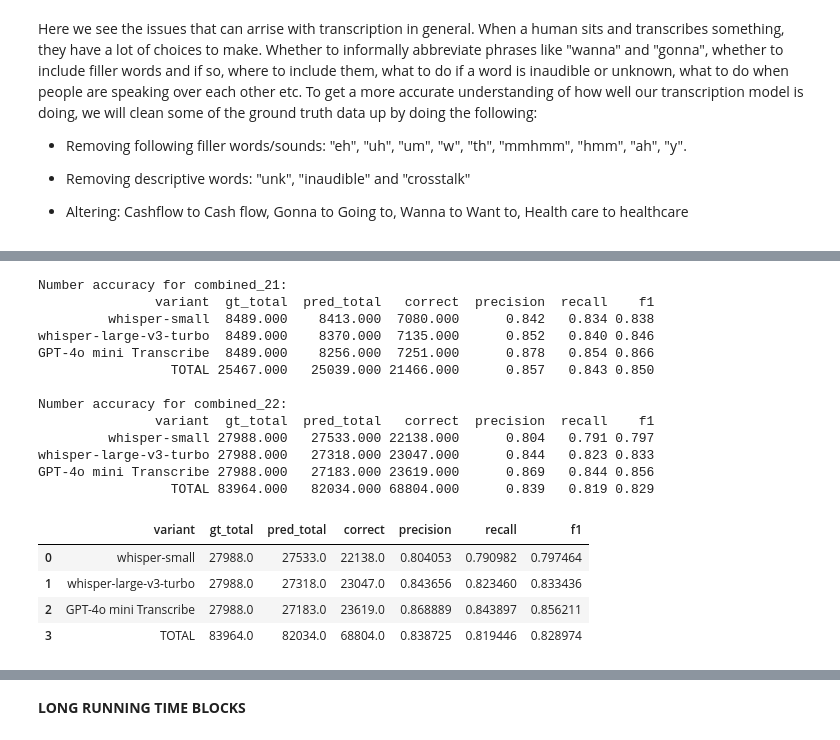
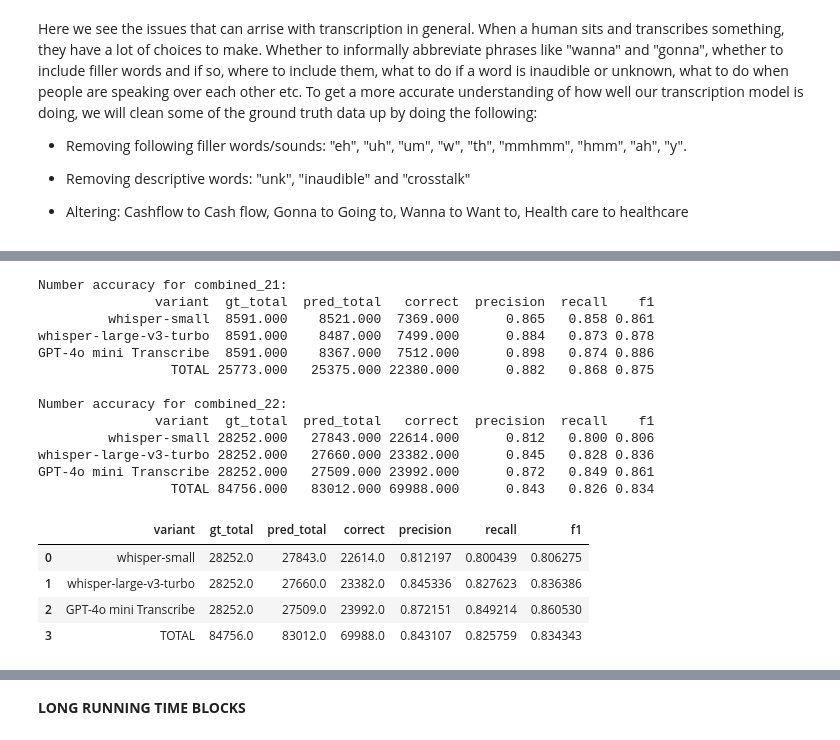
Before and after one commit to MakkerW/Thesis, a Jupyter notebook: Metrics.ipynb, the cells around one changed output, grey strips where cells are left out. Cells and saved outputs as stored; diff of their text form; code cells hidden in the pictures.

```diff
--- a/Metrics.ipynb
+++ b/Metrics.ipynb
@@ -409,6 +416,7 @@ SUBSTITUTIONS = {
     "eight": ["8"],
     "nine": ["9"],
     "hundred": ["100"],
+    "sixteen": ["16"],
     "thousand": ["1000"],
     "followup": ["follow", "up"],
     "longterm": ["long", "term"],
@@ -423,7 +431,7 @@ SUBSTITUTIONS = {
 }
 FILLERS = {"eh", "uh", "um", "w", "th", "mmhmm", "hmm", "em", "ah", "e", "y", "inaudible", "unk", "crosstalk", "laugh", "oh", "affirmative", "q", "gaap", "gap", "percent"}
 
-PREFIX_SPLITS = {"non", "pre"}
+PREFIX_SPLITS = {"non", "pre", "one"}
 
 
 
@@ -431,17 +439,17 @@ def apply_substitutions(tokens):
     output = []
 
     for token in tokens:
-        # Check for prefix-based splits
-        matched = False
+        split_parts = None
         for prefix in PREFIX_SPLITS:
             if token.startswith(prefix) and len(token) > len(prefix):
-                output.extend([prefix, token[len(prefix):]])
-                matched = True
-                break  # only split once, at first matched prefix
+                split_parts = [prefix, token[len(prefix):]]
+                break
 
-        if matched:
-            continue
-        output.extend(SUBSTITUTIONS.get(token, [token]))
+        parts = split_parts if split_parts else [token]
+
+        # apply substitutions to each part
+        for part in parts:
+            output.extend(SUBSTITUTIONS.get(part, [part]))
 
     return output
 
@@ -724,15 +754,16 @@ get_top_missed_words_by_variant(df_paths_22, label='combined_22', plot=True, fil
 # %%
-from collections import Counter
-import re
-import pandas as pd
-from difflib import SequenceMatcher
-
 def extract_numbers(text):
     return re.findall(r'\d+(?:\.\d+)?', text)
 
 def count_aligned_numbers(gt_numbers, hyp_numbers):
     matcher = SequenceMatcher(None, gt_numbers, hyp_numbers)
     return sum(block.size for block in matcher.get_matching_blocks() if block.size > 0)
+
+
+def normalize_number(n):
+    if '.' in n:
+        return str(float(n))  # e.g. 2.40 = 2.4
+    return n
 
 def evaluate_number_accuracy(df_paths):
     results = []
@@ -746,16 +777,15 @@ def evaluate_number_accuracy(df_paths):
         correct_total = 0
 
         for _, row in df_var.iterrows():
-            gt_numbers = extract_numbers(row['gt_text'])
-            hyp_numbers = extract_numbers(row['hyp_text'])
-
+            gt_numbers = [normalize_number(n) for n in extract_numbers(row['gt_text'])]
+            hyp_numbers = [normalize_number(n) for n in extract_numbers(row['hyp_text'])]
             gt_total += len(gt_numbers)
             pred_total += len(hyp_numbers)
             correct_total += count_aligned_numbers(gt_numbers, hyp_numbers)
 
-        precision = correct_total / pred_total if pred_total else 0
-        recall = correct_total / gt_total if gt_total else 0
-        f1 = 2 * precision * recall / (precision + recall) if (precision + recall) else 0
+        precision = correct_total / pred_total #Out of all the positive predictions we made, how many were true?
+        recall = correct_total / gt_total #Out of all the data points that should be predicted as true, how many did we correctly predict as true?
+        f1 = 2 * precision * recall / (precision + recall)
 
         results.append({
             'variant': variant,
@@ -774,42 +804,42 @@ def evaluate_number_accuracy(df_paths):
     total_gt = totals['gt_total']
     total_precision = total_correct / total_pred if total_pred else 0
     total_recall = total_correct / total_gt if total_gt else 0
     total_f1 = 2 * total_precision * total_recall / (total_precision + total_recall) if (total_precision + total_recall) else 0
 
     results.append({
         'variant': 'TOTAL',
         'gt_total': total_gt,
         'pred_total': total_pred,
         'correct': total_correct,
         'precision': total_precision,
         'recall': total_recall,
         'f1': total_f1
     })
 
     df_result = pd.DataFrame(results)
     print(df_result.to_string(index=False, float_format='%.3f'))
     return df_result
 
 print("Number accuracy for combined_21:")
 evaluate_number_accuracy(df_paths_21)
 print("\nNumber accuracy for combined_22:")
 evaluate_number_accuracy(df_paths_22)
 # %% [output]
 Number accuracy for combined_21:
                variant  gt_total  pred_total   correct  precision  recall    f1
-         whisper-small  8489.000    8413.000  7080.000      0.842   0.834 0.838
-whisper-large-v3-turbo  8489.000    8370.000  7135.000      0.852   0.840 0.846
-GPT-4o mini Transcribe  8489.000    8256.000  7251.000      0.878   0.854 0.866
-                 TOTAL 25467.000   25039.000 21466.000      0.857   0.843 0.850
+         whisper-small  8591.000    8521.000  7369.000      0.865   0.858 0.861
+whisper-large-v3-turbo  8591.000    8487.000  7499.000      0.884   0.873 0.878
+GPT-4o mini Transcribe  8591.000    8367.000  7512.000      0.898   0.874 0.886
+                 TOTAL 25773.000   25375.000 22380.000      0.882   0.868 0.875
 
 Number accuracy for combined_22:
                variant  gt_total  pred_total   correct  precision  recall    f1
-         whisper-small 27988.000   27533.000 22138.000      0.804   0.791 0.797
-whisper-large-v3-turbo 27988.000   27318.000 23047.000      0.844   0.823 0.833
-GPT-4o mini Transcribe 27988.000   27183.000 23619.000      0.869   0.844 0.856
-                 TOTAL 83964.000   82034.000 68804.000      0.839   0.819 0.829
+         whisper-small 28252.000   27843.000 22614.000      0.812   0.800 0.806
+whisper-large-v3-turbo 28252.000   27660.000 23382.000      0.845   0.828 0.836
+GPT-4o mini Transcribe 28252.000   27509.000 23992.000      0.872   0.849 0.861
+                 TOTAL 84756.000   83012.000 69988.000      0.843   0.826 0.834
 |  | variant | gt_total | pred_total | correct | precision | recall | f1 |
-| 0 | whisper-small | 27988.0 | 27533.0 | 22138.0 | 0.804053 | 0.790982 | 0.797464 |
-| 1 | whisper-large-v3-turbo | 27988.0 | 27318.0 | 23047.0 | 0.843656 | 0.823460 | 0.833436 |
-| 2 | GPT-4o mini Transcribe | 27988.0 | 27183.0 | 23619.0 | 0.868889 | 0.843897 | 0.856211 |
-| 3 | TOTAL | 83964.0 | 82034.0 | 68804.0 | 0.838725 | 0.819446 | 0.828974 |
+| 0 | whisper-small | 28252.0 | 27843.0 | 22614.0 | 0.812197 | 0.800439 | 0.806275 |
+| 1 | whisper-large-v3-turbo | 28252.0 | 27660.0 | 23382.0 | 0.845336 | 0.827623 | 0.836386 |
+| 2 | GPT-4o mini Transcribe | 28252.0 | 27509.0 | 23992.0 | 0.872151 | 0.849214 | 0.860530 |
+| 3 | TOTAL | 84756.0 | 83012.0 | 69988.0 | 0.843107 | 0.825759 | 0.834343 |
```
Also changed, not shown: parts of 13 cells of this notebook, 2 other files.
